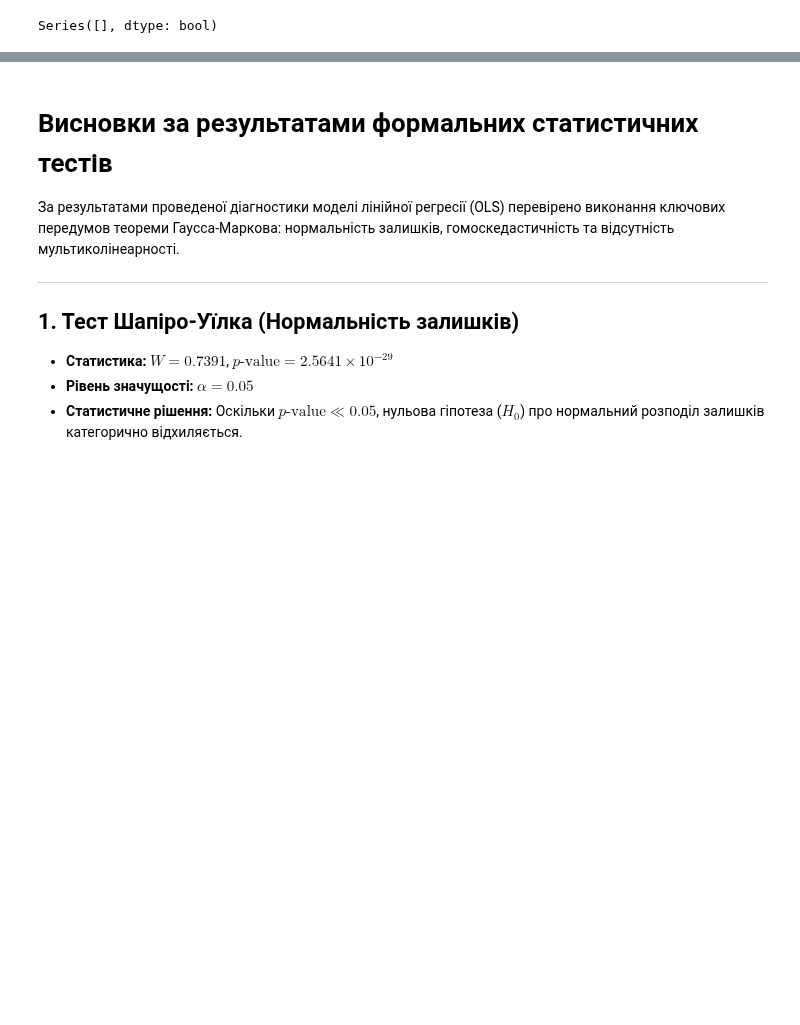
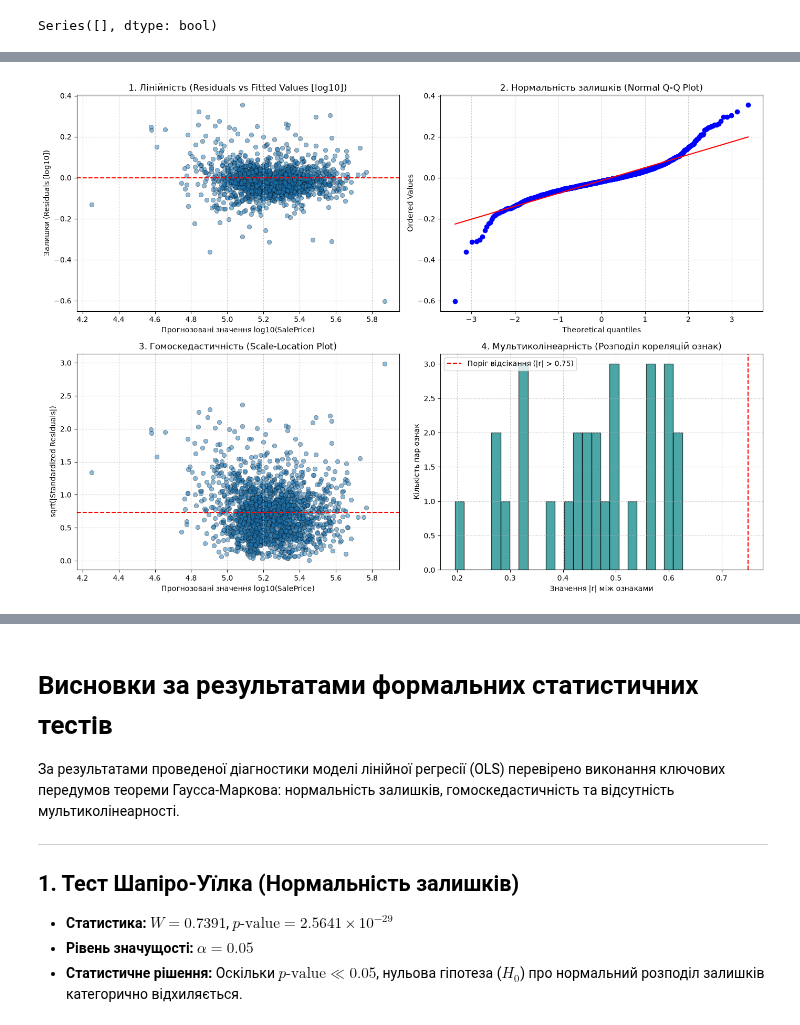
Before and after one commit to VasiukVitaliy/ML_subject, a Jupyter notebook: lab_1/lab_1_learn&test.ipynb, the cells around one changed output, grey strips where cells are left out. Saved outputs shown, nothing was run; the diff lists cells and outputs as text; code cells hidden in the pictures; blank space fills up the shorter version.

Commit message:
Added new file with predicting using log scale, change EDA

```diff
--- a/lab_1/lab_1_learn&test.ipynb
+++ b/lab_1/lab_1_learn&test.ipynb
@@ -461,0 +574,44 @@ metrics_df
+# %%
+import matplotlib.pyplot as plt
+import scipy.stats as stats
+
+y_train_pred_log = best_model.predict(X_train_processed).reshape(-1)
+y_train_true_log = y_train_log.reshape(-1)
+
+residuals_log_train = y_train_true_log - y_train_pred_log
+residuals_log_train_std = (residuals_log_train - np.mean(residuals_log_train)) / np.std(residuals_log_train)
+
+fig, axs = plt.subplots(2, 2, figsize=(14, 10))
+
+axs[0, 0].scatter(y_train_pred_log, residuals_log_train, alpha=0.5, edgecolors='k', linewidth=0.5)
+axs[0, 0].axhline(0, color='red', linestyle='--', linewidth=1.5)
+axs[0, 0].set_title("1. Лінійність (Residuals vs Fitted Values [log10])")
+axs[0, 0].set_xlabel("Прогнозовані значення log10(SalePrice)")
+axs[0, 0].set_ylabel("Залишки (Residuals [log10])")
+axs[0, 0].grid(True, linestyle=':')
+
+stats.probplot(residuals_log_train, dist="norm", plot=axs[0, 1])
+axs[0, 1].set_title("2. Нормальність залишків (Normal Q-Q Plot)")
+axs[0, 1].grid(True, linestyle=':')
+
+axs[1, 0].scatter(y_train_pred_log, np.sqrt(np.abs(residuals_log_train_std)), alpha=0.5, edgecolors='k', linewidth=0.5)
+axs[1, 0].axhline(np.mean(np.sqrt(np.abs(residuals_log_train_std))), color='red', linestyle='--', linewidth=1.5)
+axs[1, 0].set_title("3. Гомоскедастичність (Scale-Location Plot)")
+axs[1, 0].set_xlabel("Прогнозовані значення log10(SalePrice)")
+axs[1, 0].set_ylabel("sqrt(|Standardized Residuals|)")
+axs[1, 0].grid(True, linestyle=':')
+
+numeric_corr = train_data[num_cols].corr().abs().values
+upper_tri_corr = numeric_corr[np.triu_indices_from(numeric_corr, k=1)]
+axs[1, 1].hist(upper_tri_corr, bins=25, color='teal', edgecolor='black', alpha=0.7)
+axs[1, 1].axvline(0.75, color='red', linestyle='--', label='Поріг відсікання (|r| > 0.75)')
+axs[1, 1].set_title("4. Мультиколінеарність (Розподіл кореляцій ознак)")
+axs[1, 1].set_xlabel("Значення |r| між ознаками")
+axs[1, 1].set_ylabel("Кількість пар ознак")
+axs[1, 1].legend()
+axs[1, 1].grid(True, linestyle=':')
+
+plt.tight_layout()
+plt.show()
+# %% [output]
+[figure, added]
```
Also changed, not shown: parts of 23 cells of this notebook, 2 other files.
